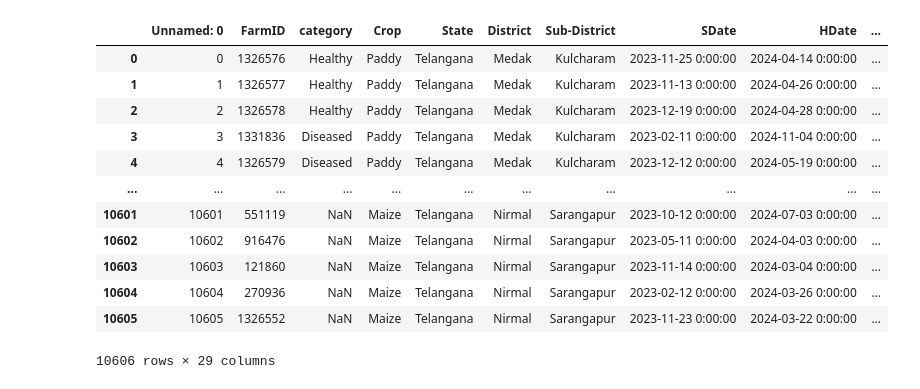
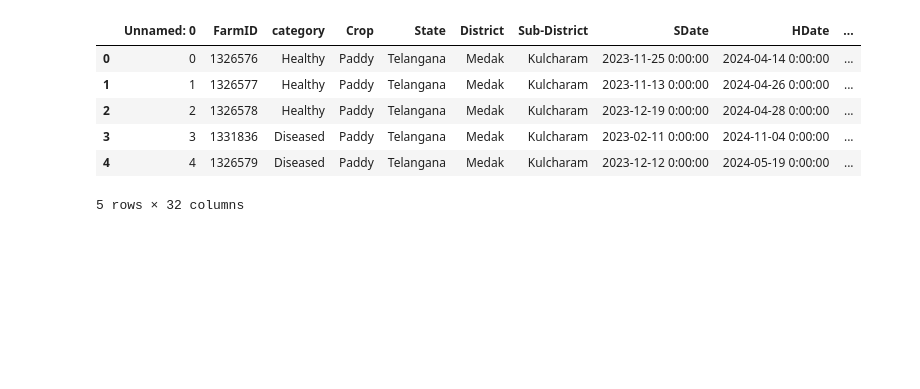
Before and after one commit to mbathe/AAIS-AI, a Jupyter notebook: notebooks/svm.ipynb, the cells around one changed output. Drawn from its saved outputs; the diff is of its cells as text; code cells hidden in the pictures; blank space fills up the shorter version.

```diff
--- a/notebooks/svm.ipynb
+++ b/notebooks/svm.ipynb
@@ -20,18 +16,18 @@ import joblib
-# %%
-data = pd.read_csv('../data/processed/data.csv')
-data
-# %% [output]
-|  | Unnamed: 0 | FarmID | category | Crop | State | District | Sub-District | SDate | HDate | ... |
-| 0 | 0 | 1326576 | Healthy | Paddy | Telangana | Medak | Kulcharam | 2023-11-25 0:00:00 | 2024-04-14 0:00:00 | ... |
-| 1 | 1 | 1326577 | Healthy | Paddy | Telangana | Medak | Kulcharam | 2023-11-13 0:00:00 | 2024-04-26 0:00:00 | ... |
-| 2 | 2 | 1326578 | Healthy | Paddy | Telangana | Medak | Kulcharam | 2023-12-19 0:00:00 | 2024-04-28 0:00:00 | ... |
-| 3 | 3 | 1331836 | Diseased | Paddy | Telangana | Medak | Kulcharam | 2023-02-11 0:00:00 | 2024-11-04 0:00:00 | ... |
-| 4 | 4 | 1326579 | Diseased | Paddy | Telangana | Medak | Kulcharam | 2023-12-12 0:00:00 | 2024-05-19 0:00:00 | ... |
-| ... | ... | ... | ... | ... | ... | ... | ... | ... | ... | ... |
-| 10601 | 10601 | 551119 | NaN | Maize | Telangana | Nirmal | Sarangapur | 2023-10-12 0:00:00 | 2024-07-03 0:00:00 | ... |
-| 10602 | 10602 | 916476 | NaN | Maize | Telangana | Nirmal | Sarangapur | 2023-05-11 0:00:00 | 2024-04-03 0:00:00 | ... |
-| 10603 | 10603 | 121860 | NaN | Maize | Telangana | Nirmal | Sarangapur | 2023-11-14 0:00:00 | 2024-03-04 0:00:00 | ... |
-| 10604 | 10604 | 270936 | NaN | Maize | Telangana | Nirmal | Sarangapur | 2023-02-12 0:00:00 | 2024-03-26 0:00:00 | ... |
-| 10605 | 10605 | 1326552 | NaN | Maize | Telangana | Nirmal | Sarangapur | 2023-11-23 0:00:00 | 2024-03-22 0:00:00 | ... |
-10606 rows × 29 columns
+# %%
+from shapely.wkt import loads
+data = pd.read_csv('../data/processed/data.csv')
+data['area']= data["geometry"].apply( lambda polygon_wkt : loads(polygon_wkt).area)
+#data['length']=  data["geometry"].apply(lambda polygon_wkt : loads(polygon_wkt).length)
+#data['num_vertices']=  data["geometry"].apply(lambda polygon_wkt : loads(polygon_wkt).coords)
+data['centroid_x']=  data["geometry"].apply(lambda polygon_wkt : loads(polygon_wkt).centroid.x)
+data['centroid_y']=  data["geometry"].apply(lambda polygon_wkt : loads(polygon_wkt).centroid.y)
+data.head()
+# %% [output]
+|  | Unnamed: 0 | FarmID | category | Crop | State | District | Sub-District | SDate | HDate | ... |
+| 0 | 0 | 1326576 | Healthy | Paddy | Telangana | Medak | Kulcharam | 2023-11-25 0:00:00 | 2024-04-14 0:00:00 | ... |
+| 1 | 1 | 1326577 | Healthy | Paddy | Telangana | Medak | Kulcharam | 2023-11-13 0:00:00 | 2024-04-26 0:00:00 | ... |
+| 2 | 2 | 1326578 | Healthy | Paddy | Telangana | Medak | Kulcharam | 2023-12-19 0:00:00 | 2024-04-28 0:00:00 | ... |
+| 3 | 3 | 1331836 | Diseased | Paddy | Telangana | Medak | Kulcharam | 2023-02-11 0:00:00 | 2024-11-04 0:00:00 | ... |
+| 4 | 4 | 1326579 | Diseased | Paddy | Telangana | Medak | Kulcharam | 2023-12-12 0:00:00 | 2024-05-19 0:00:00 | ... |
+5 rows × 32 columns
 # %%
```
Also changed, not shown: parts of 13 cells of this notebook, 14 other files.
